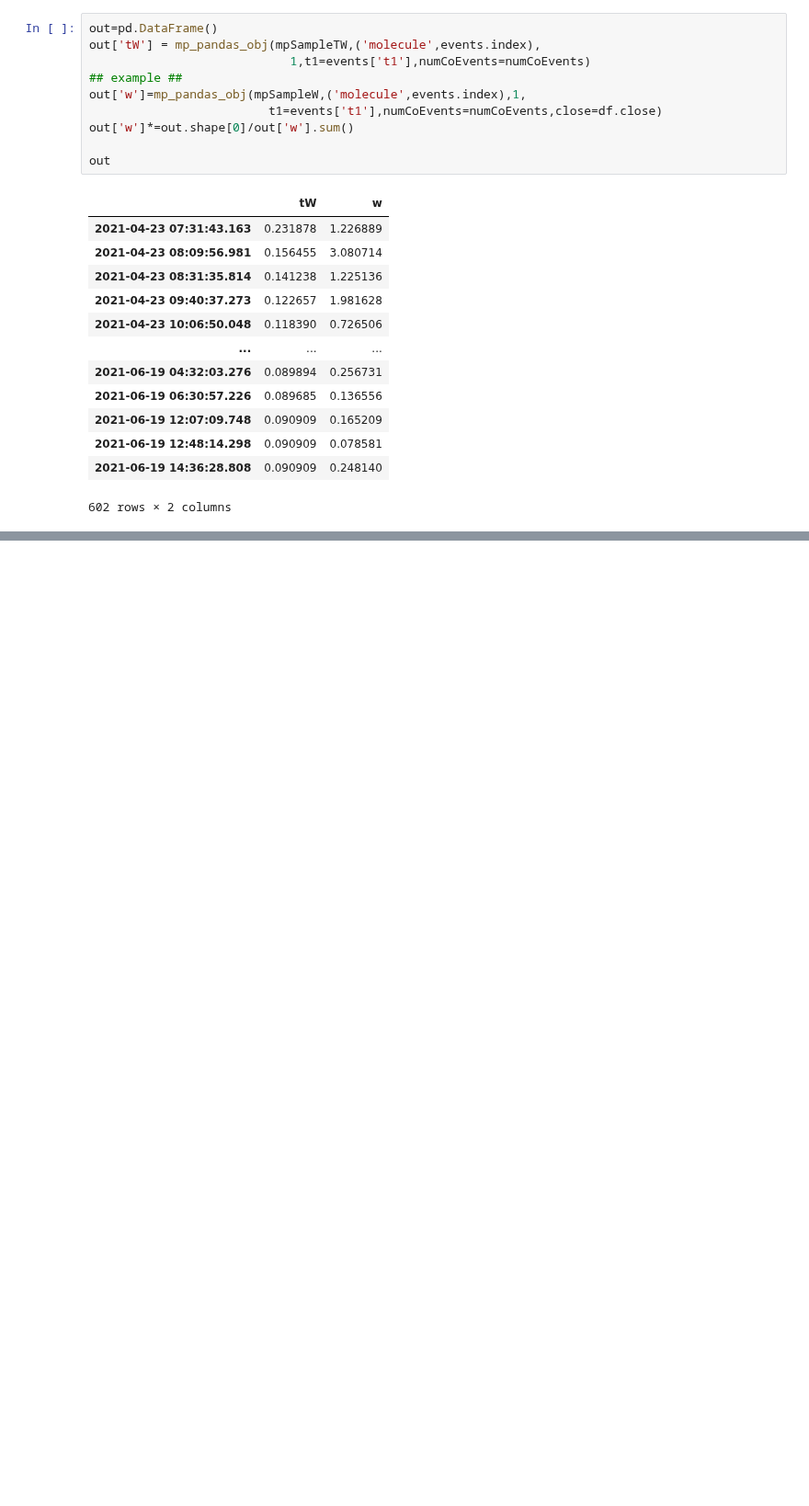
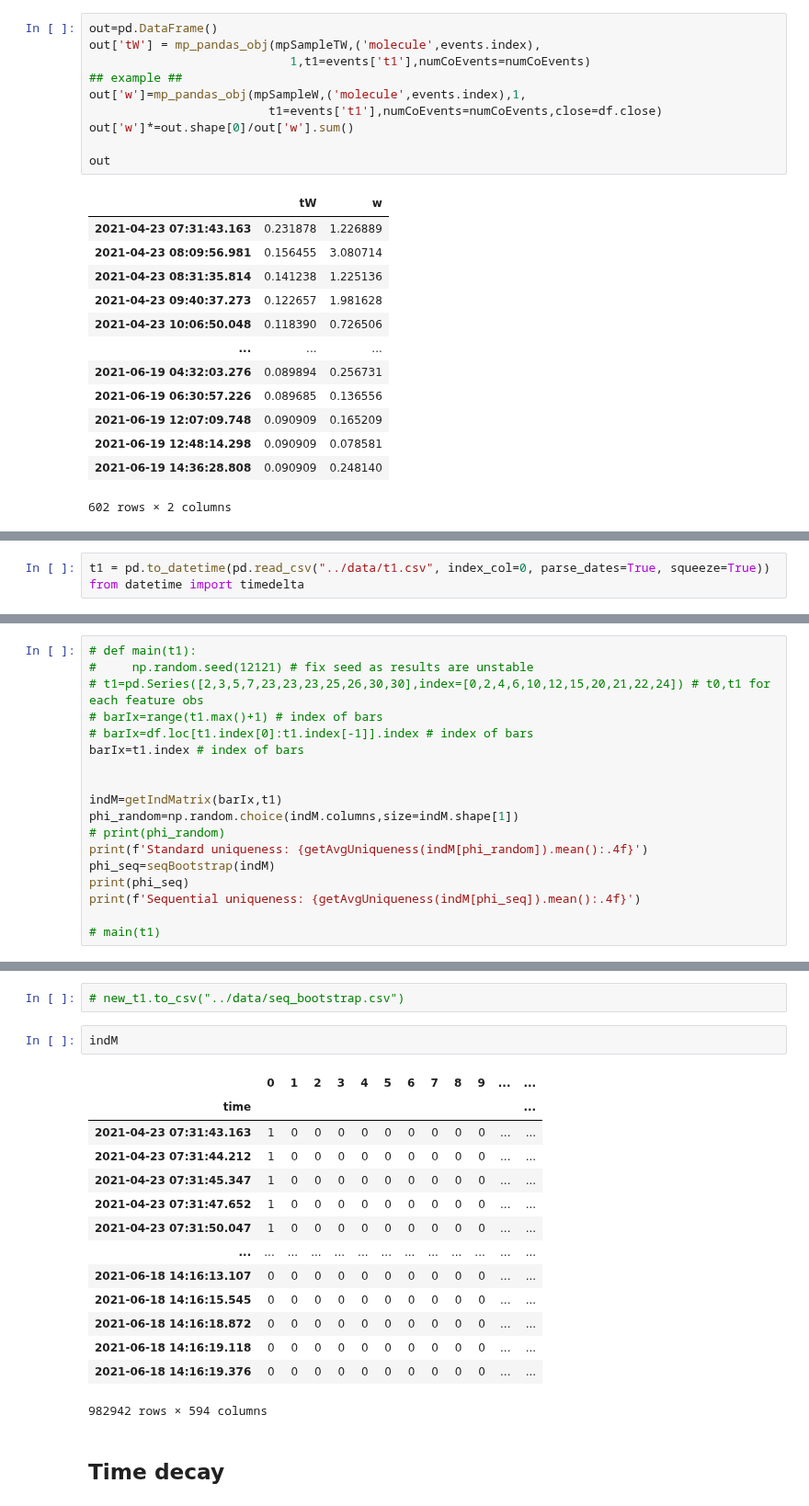
Before and after one commit to sunnymnie/bitcoin-printer, a Jupyter notebook: 4-sample-weights/chapter-4.ipynb, the cells around one changed output, grey strips where cells are left out. Shown at 92% size. Saved outputs shown, nothing was run; the diff lists cells and outputs as text; blank space fills up the shorter version.

```diff
--- a/4-sample-weights/chapter-4.ipynb
+++ b/4-sample-weights/chapter-4.ipynb
@@ -250,0 +339,3 @@ out
+# %%
+t1 = pd.to_datetime(pd.read_csv("../data/t1.csv", index_col=0, parse_dates=True, squeeze=True))
+from datetime import timedelta
@@ -250,0 +357,18 @@ out
+# %%
+# def main(t1):
+#     np.random.seed(12121) # fix seed as results are unstable
+# t1=pd.Series([2,3,5,7,23,23,23,25,26,30,30],index=[0,2,4,6,10,12,15,20,21,22,24]) # t0,t1 for each feature obs
+# barIx=range(t1.max()+1) # index of bars
+# barIx=df.loc[t1.index[0]:t1.index[-1]].index # index of bars
+barIx=t1.index # index of bars
+
+
+indM=getIndMatrix(barIx,t1)
+phi_random=np.random.choice(indM.columns,size=indM.shape[1])
+# print(phi_random)
+print(f'Standard uniqueness: {getAvgUniqueness(indM[phi_random]).mean():.4f}')
+phi_seq=seqBootstrap(indM)
+print(phi_seq)
+print(f'Sequential uniqueness: {getAvgUniqueness(indM[phi_seq]).mean():.4f}')
+
+# main(t1)
@@ -250,0 +407,21 @@ out
+# %%
+# new_t1.to_csv("../data/seq_bootstrap.csv")
+# %%
+indM
+# %% [output]
+|  | 0 | 1 | 2 | 3 | 4 | 5 | 6 | 7 | 8 | 9 | ... | ... |
+| time |  |  |  |  |  |  |  |  |  |  |  | ... |
+| 2021-04-23 07:31:43.163 | 1 | 0 | 0 | 0 | 0 | 0 | 0 | 0 | 0 | 0 | ... | ... |
+| 2021-04-23 07:31:44.212 | 1 | 0 | 0 | 0 | 0 | 0 | 0 | 0 | 0 | 0 | ... | ... |
+| 2021-04-23 07:31:45.347 | 1 | 0 | 0 | 0 | 0 | 0 | 0 | 0 | 0 | 0 | ... | ... |
+| 2021-04-23 07:31:47.652 | 1 | 0 | 0 | 0 | 0 | 0 | 0 | 0 | 0 | 0 | ... | ... |
+| 2021-04-23 07:31:50.047 | 1 | 0 | 0 | 0 | 0 | 0 | 0 | 0 | 0 | 0 | ... | ... |
+| ... | ... | ... | ... | ... | ... | ... | ... | ... | ... | ... | ... | ... |
+| 2021-06-18 14:16:13.107 | 0 | 0 | 0 | 0 | 0 | 0 | 0 | 0 | 0 | 0 | ... | ... |
+| 2021-06-18 14:16:15.545 | 0 | 0 | 0 | 0 | 0 | 0 | 0 | 0 | 0 | 0 | ... | ... |
+| 2021-06-18 14:16:18.872 | 0 | 0 | 0 | 0 | 0 | 0 | 0 | 0 | 0 | 0 | ... | ... |
+| 2021-06-18 14:16:19.118 | 0 | 0 | 0 | 0 | 0 | 0 | 0 | 0 | 0 | 0 | ... | ... |
+| 2021-06-18 14:16:19.376 | 0 | 0 | 0 | 0 | 0 | 0 | 0 | 0 | 0 | 0 | ... | ... |
+982942 rows × 594 columns
+# %% [markdown]
+## Time decay
```
Also changed, not shown: parts of 20 cells of this notebook, 7 other files.
